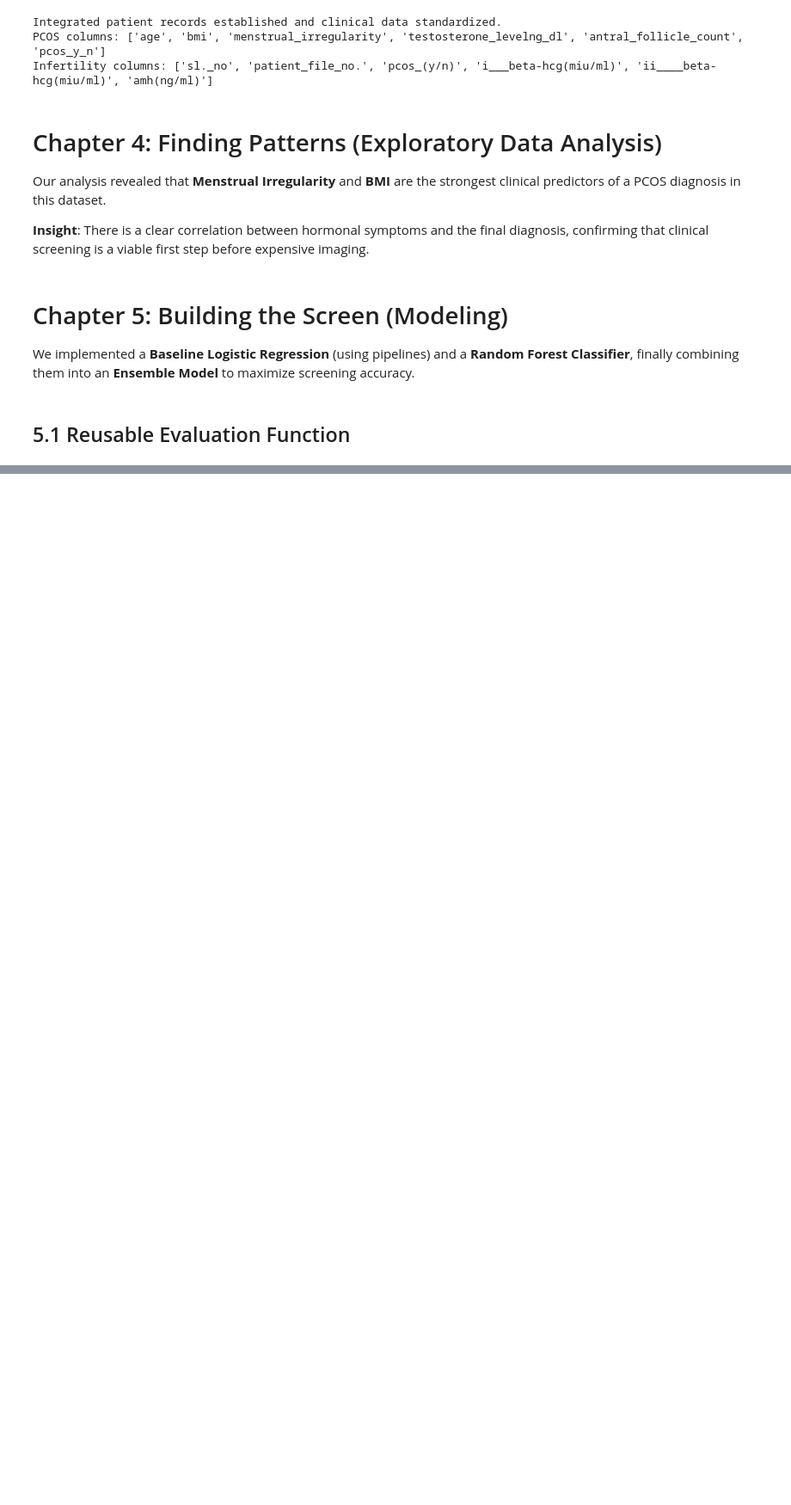
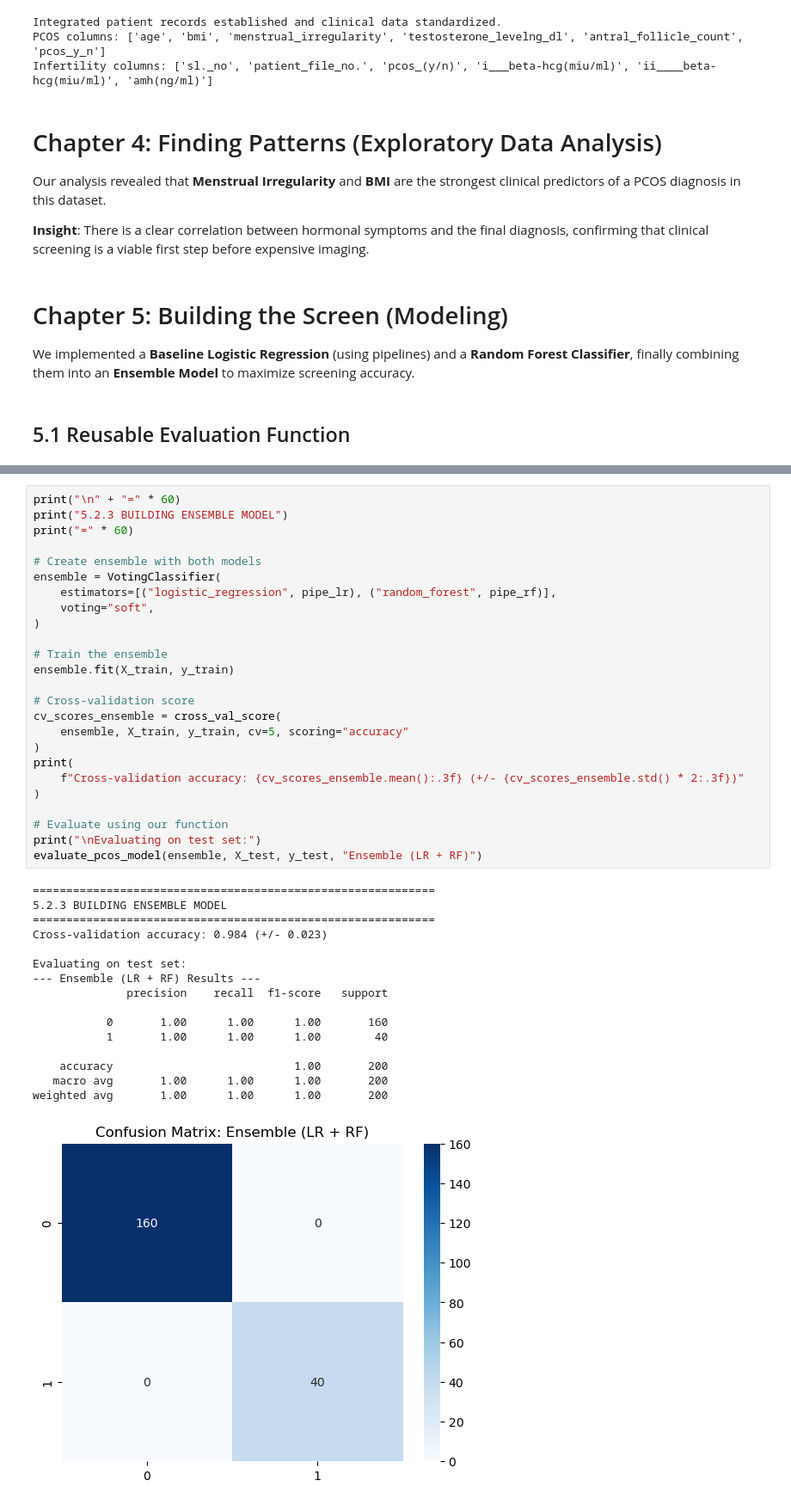
Before and after one commit to Skylar-Lorena/pcos-clinical-screening-ml, a Jupyter notebook: notebooks/pcos_analysis.ipynb, the cells around one changed output, grey strips where cells are left out. Shown at 86% size. Drawn from its saved outputs; the diff is of its cells as text; blank space fills up the shorter version.

```diff
--- a/notebooks/pcos_analysis.ipynb
+++ b/notebooks/pcos_analysis.ipynb
@@ -115,0 +308,42 @@ NameError: name 'X_train' is not defined
+# %%
+print("\n" + "=" * 60)
+print("5.2.3 BUILDING ENSEMBLE MODEL")
+print("=" * 60)
+
+# Create ensemble with both models
+ensemble = VotingClassifier(
+    estimators=[("logistic_regression", pipe_lr), ("random_forest", pipe_rf)],
+    voting="soft",
+)
+
+# Train the ensemble
+ensemble.fit(X_train, y_train)
+
+# Cross-validation score
+cv_scores_ensemble = cross_val_score(
+    ensemble, X_train, y_train, cv=5, scoring="accuracy"
+)
+print(
+    f"Cross-validation accuracy: {cv_scores_ensemble.mean():.3f} (+/- {cv_scores_ensemble.std() * 2:.3f})"
+)
+
+# Evaluate using our function
+print("\nEvaluating on test set:")
+evaluate_pcos_model(ensemble, X_test, y_test, "Ensemble (LR + RF)")
+# %% [output]
+============================================================
+5.2.3 BUILDING ENSEMBLE MODEL
+============================================================
+Cross-validation accuracy: 0.984 (+/- 0.023)
+
+Evaluating on test set:
+--- Ensemble (LR + RF) Results ---
+              precision    recall  f1-score   support
+
+           0       1.00      1.00      1.00       160
+           1       1.00      1.00      1.00        40
+
+    accuracy                           1.00       200
+   macro avg       1.00      1.00      1.00       200
+weighted avg       1.00      1.00      1.00       200
+[figure, added]
```
Also changed, not shown: parts of 13 cells of this notebook.
